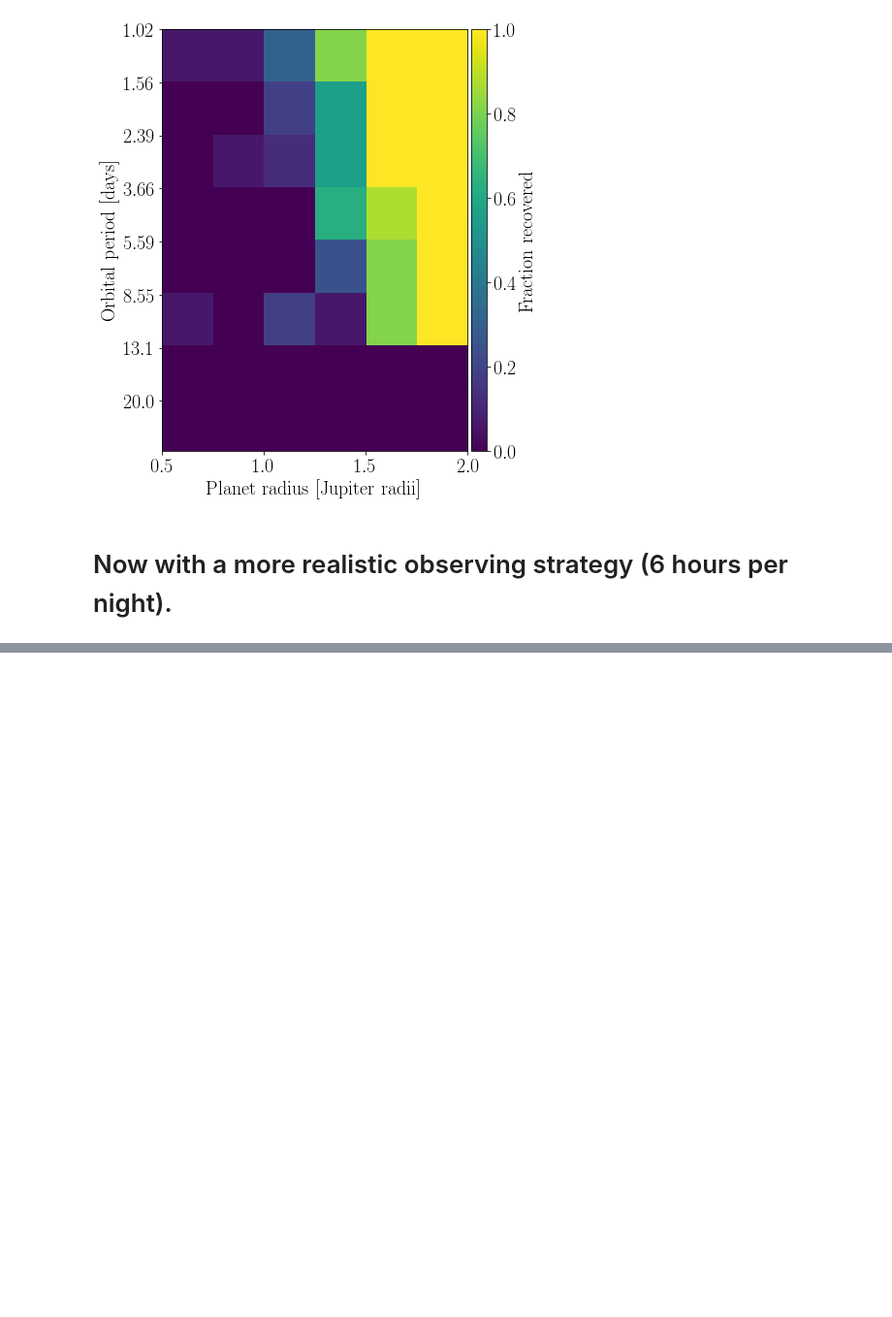
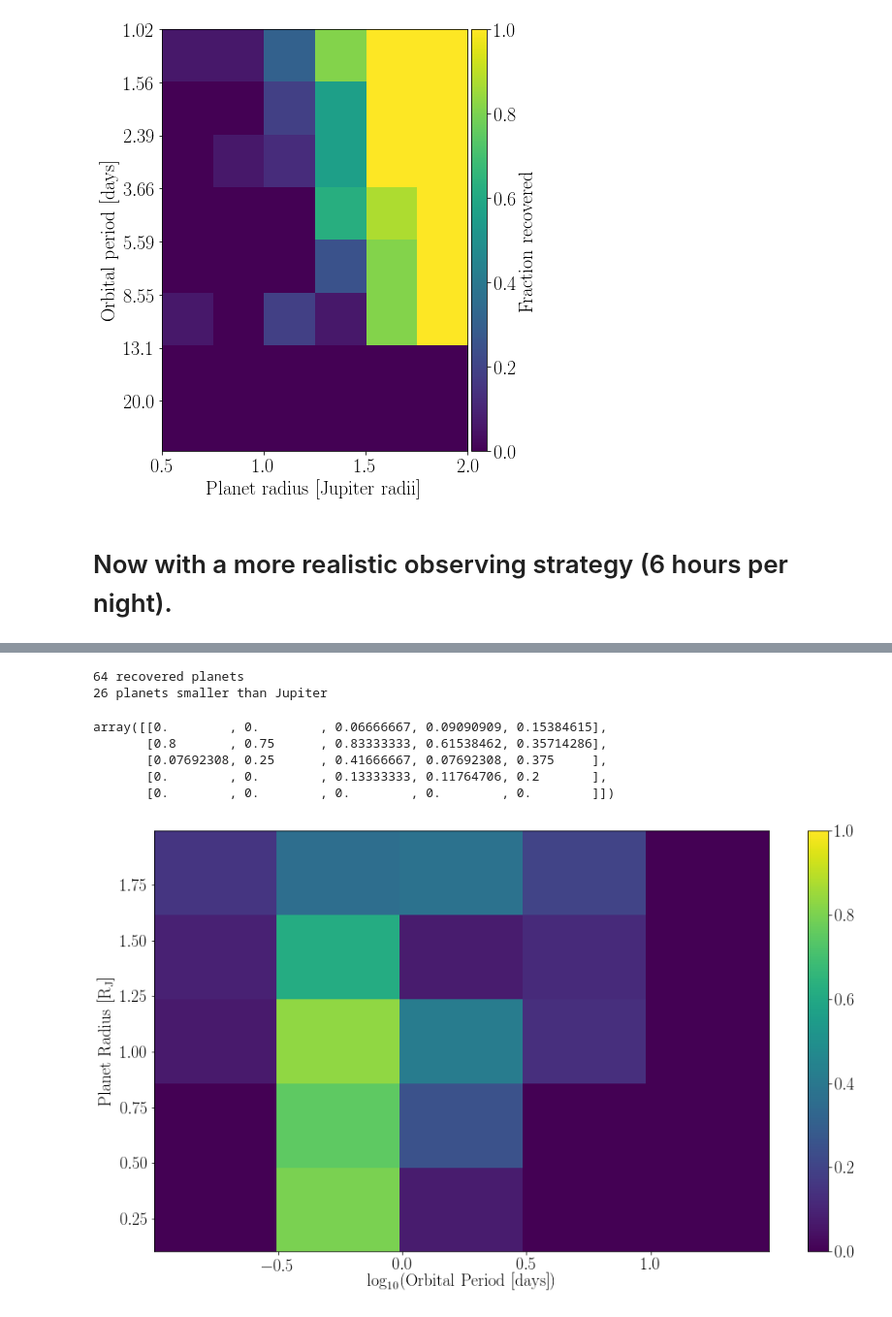
Before and after one commit to RuthAngus/extragalactic-exoplanets, a Jupyter notebook: Proof-of-concept.ipynb, the cells around one changed output, grey strips where cells are left out. Shown at 97% size. Saved outputs shown, nothing was run; the diff lists cells and outputs as text; code cells hidden in the pictures; blank space fills up the shorter version.

```diff
--- a/Proof-of-concept.ipynb
+++ b/Proof-of-concept.ipynb
@@ -442,0 +436,12 @@ make_plot(true_p, true_r, recovered, porbs, radii)
+# %%
+recovered = run_bls(porbs, radii, cadence_minutes=8, precision=4.2, baseline=20, nights=True)
+make_plot(recovered, porbs, radii)
+# %% [output]
+64 recovered planets
+26 planets smaller than Jupiter
+array([[0.        , 0.        , 0.06666667, 0.09090909, 0.15384615],
+       [0.8       , 0.75      , 0.83333333, 0.61538462, 0.35714286],
+       [0.07692308, 0.25      , 0.41666667, 0.07692308, 0.375     ],
+       [0.        , 0.        , 0.13333333, 0.11764706, 0.2       ],
+       [0.        , 0.        , 0.        , 0.        , 0.        ]])
+[figure, added]
```
Also changed, not shown: parts of 17 cells of this notebook, 1 other file.
